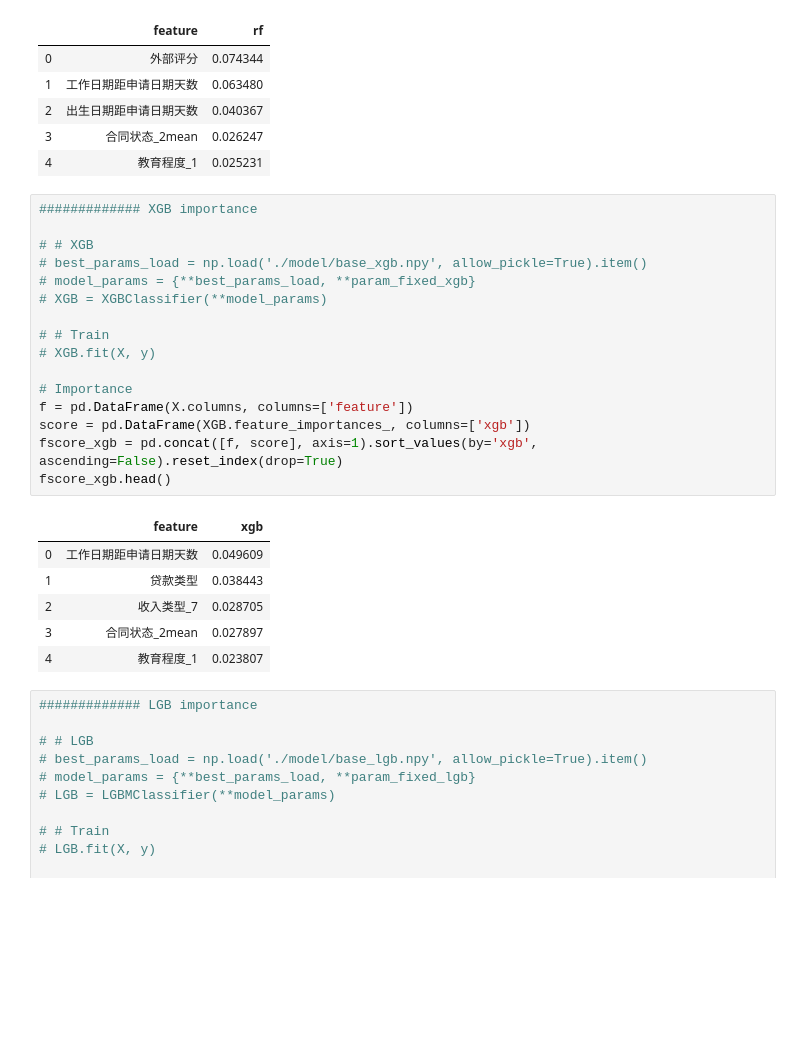
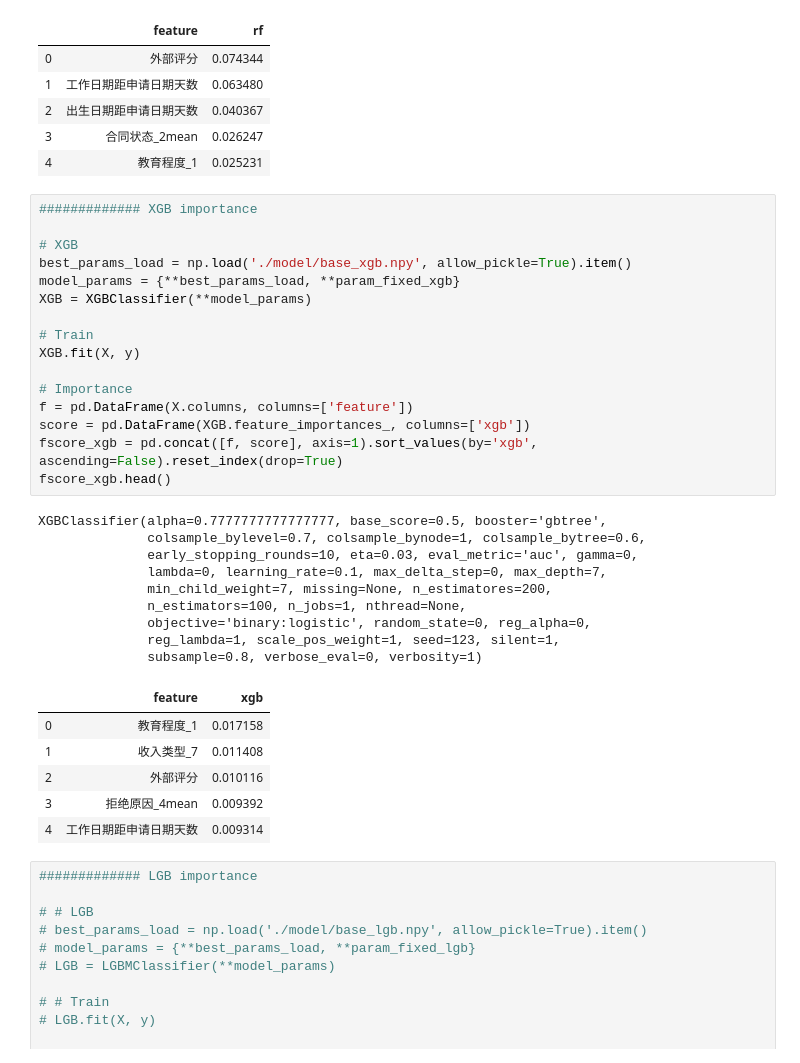
Before and after one commit to boyang-li/the-mission-cup, a Jupyter notebook: 0_eda_wm.ipynb, the cells around one changed output. Drawn from its saved outputs; the diff is of its cells as text; blank space fills up the shorter version.

Commit message:
Params + scores

```diff
--- a/0_eda_wm.ipynb
+++ b/0_eda_wm.ipynb
@@ -187,26 +189,35 @@ fscore_rf.head()
 # %%
 ############# XGB importance
 
-# # XGB
-# best_params_load = np.load('./model/base_xgb.npy', allow_pickle=True).item()
-# model_params = {**best_params_load, **param_fixed_xgb}
-# XGB = XGBClassifier(**model_params)
+# XGB
+best_params_load = np.load('./model/base_xgb.npy', allow_pickle=True).item()
+model_params = {**best_params_load, **param_fixed_xgb}
+XGB = XGBClassifier(**model_params)
 
-# # Train
-# XGB.fit(X, y)
+# Train
+XGB.fit(X, y)
 
 # Importance
 f = pd.DataFrame(X.columns, columns=['feature'])
 score = pd.DataFrame(XGB.feature_importances_, columns=['xgb'])
 fscore_xgb = pd.concat([f, score], axis=1).sort_values(by='xgb', ascending=False).reset_index(drop=True)
 fscore_xgb.head()
 # %% [output]
+XGBClassifier(alpha=0.7777777777777777, base_score=0.5, booster='gbtree',
+              colsample_bylevel=0.7, colsample_bynode=1, colsample_bytree=0.6,
+              early_stopping_rounds=10, eta=0.03, eval_metric='auc', gamma=0,
+              lambda=0, learning_rate=0.1, max_delta_step=0, max_depth=7,
+              min_child_weight=7, missing=None, n_estimatores=200,
+              n_estimators=100, n_jobs=1, nthread=None,
+              objective='binary:logistic', random_state=0, reg_alpha=0,
+              reg_lambda=1, scale_pos_weight=1, seed=123, silent=1,
+              subsample=0.8, verbose_eval=0, verbosity=1)
 |  | feature | xgb |
-| 0 | 工作日期距申请日期天数 | 0.049609 |
-| 1 | 贷款类型 | 0.038443 |
-| 2 | 收入类型_7 | 0.028705 |
-| 3 | 合同状态_2mean | 0.027897 |
-| 4 | 教育程度_1 | 0.023807 |
+| 0 | 教育程度_1 | 0.017158 |
+| 1 | 收入类型_7 | 0.011408 |
+| 2 | 外部评分 | 0.010116 |
+| 3 | 拒绝原因_4mean | 0.009392 |
+| 4 | 工作日期距申请日期天数 | 0.009314 |
 # %%
 ############# LGB importance
 
```
Also changed, not shown: parts of 5 cells of this notebook, 2 other files.
